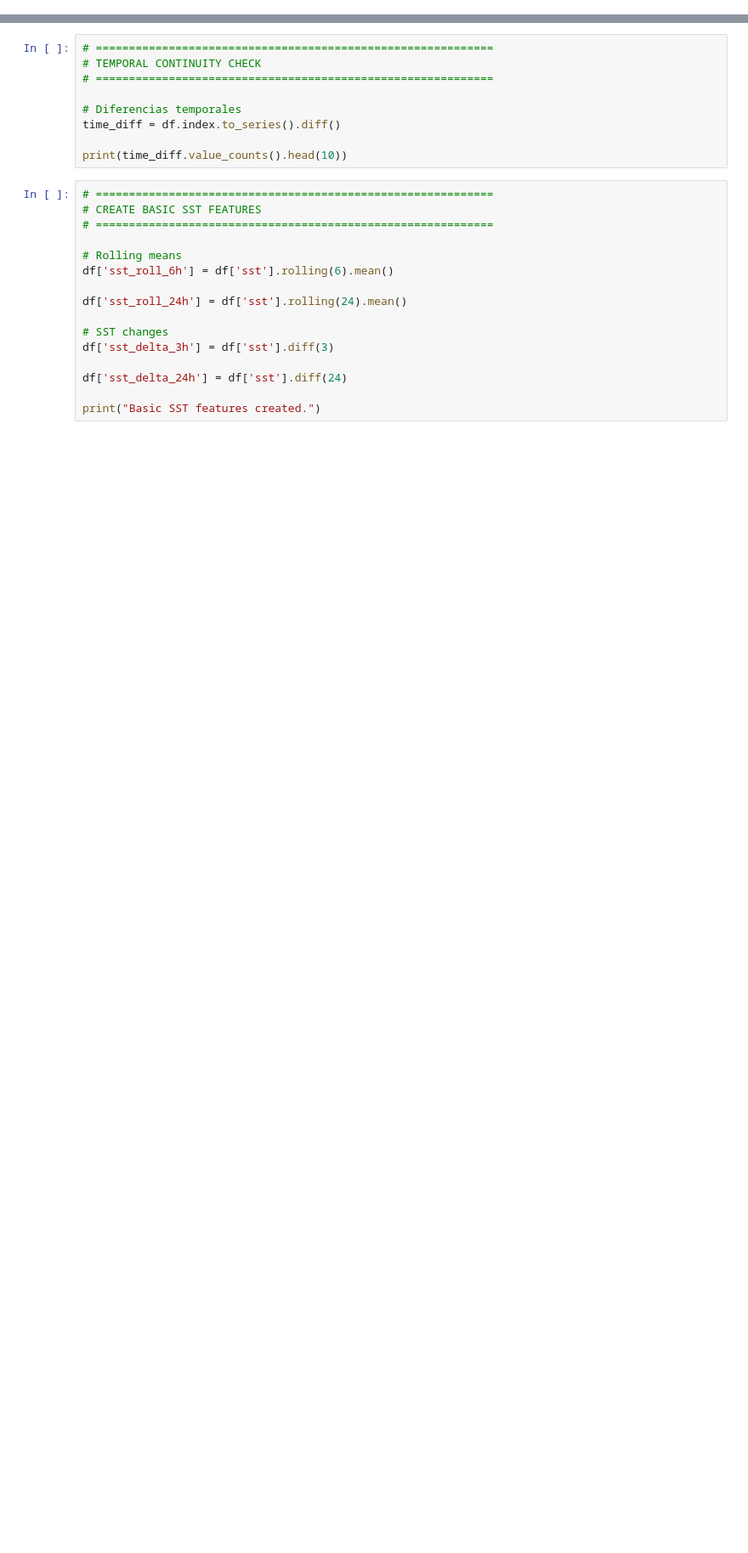
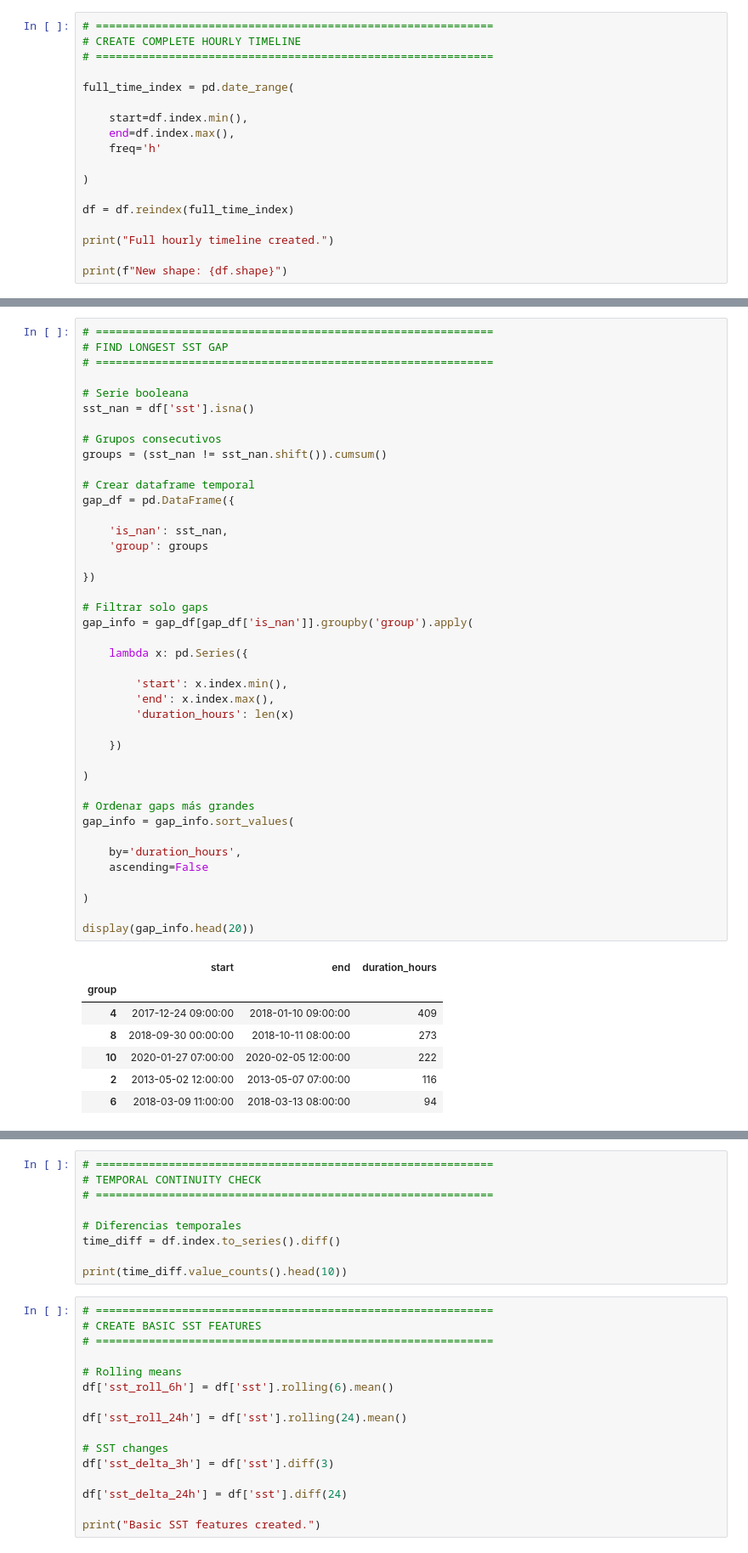
Before and after one commit to rogerloop/03_Especialitzacio, a Jupyter notebook: Project/thermal-wind-prediction/notebooks/01_Buoy_Data_Preprocessing.ipynb, the cells around one changed output, grey strips where cells are left out. Shown at 85% size. Drawn from its saved outputs; the diff is of its cells as text; blank space fills up the shorter version.

```diff
--- a/Project/thermal-wind-prediction/notebooks/01_Buoy_Data_Preprocessing.ipynb
+++ b/Project/thermal-wind-prediction/notebooks/01_Buoy_Data_Preprocessing.ipynb
@@ -213,0 +311,18 @@ print("SST interpolation completed.")
+# %%
+# ============================================================
+# CREATE COMPLETE HOURLY TIMELINE
+# ============================================================
+
+full_time_index = pd.date_range(
+
+    start=df.index.min(),
+    end=df.index.max(),
+    freq='h'
+
+)
+
+df = df.reindex(full_time_index)
+
+print("Full hourly timeline created.")
+
+print(f"New shape: {df.shape}")
@@ -213,0 +412,49 @@ print("SST interpolation completed.")
+# %%
+# ============================================================
+# FIND LONGEST SST GAP
+# ============================================================
+
+# Serie booleana
+sst_nan = df['sst'].isna()
+
+# Grupos consecutivos
+groups = (sst_nan != sst_nan.shift()).cumsum()
+
+# Crear dataframe temporal
+gap_df = pd.DataFrame({
+
+    'is_nan': sst_nan,
+    'group': groups
+
+})
+
+# Filtrar solo gaps
+gap_info = gap_df[gap_df['is_nan']].groupby('group').apply(
+
+    lambda x: pd.Series({
+
+        'start': x.index.min(),
+        'end': x.index.max(),
+        'duration_hours': len(x)
+
+    })
+
+)
+
+# Ordenar gaps más grandes
+gap_info = gap_info.sort_values(
+
+    by='duration_hours',
+    ascending=False
+
+)
+
+display(gap_info.head(20))
+# %% [output]
+|  | start | end | duration_hours |
+| group |  |  |  |
+| 4 | 2017-12-24 09:00:00 | 2018-01-10 09:00:00 | 409 |
+| 8 | 2018-09-30 00:00:00 | 2018-10-11 08:00:00 | 273 |
+| 10 | 2020-01-27 07:00:00 | 2020-02-05 12:00:00 | 222 |
+| 2 | 2013-05-02 12:00:00 | 2013-05-07 07:00:00 | 116 |
+| 6 | 2018-03-09 11:00:00 | 2018-03-13 08:00:00 | 94 |
```
Also changed, not shown: parts of 37 cells of this notebook.
